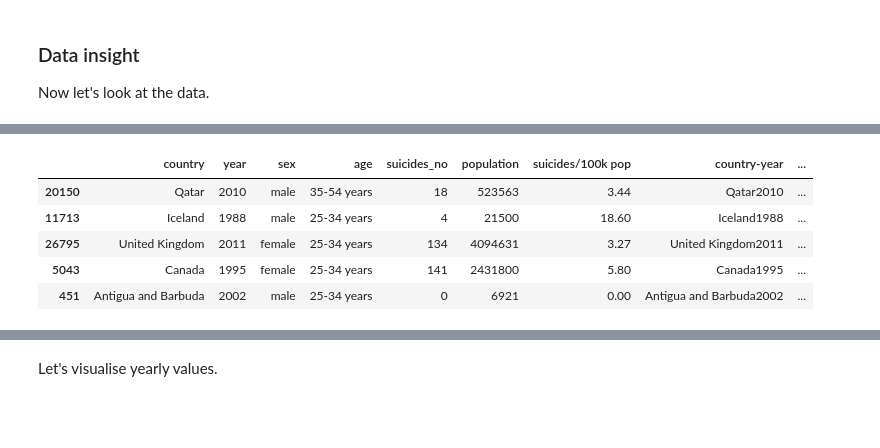
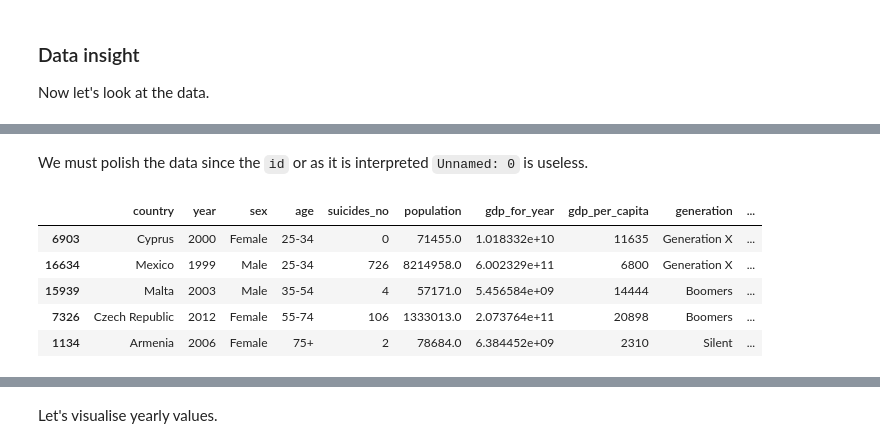
Before and after one commit to LukasForst/SAN, a Jupyter notebook: final/suicide_analysis.ipynb, the cells around one changed output, grey strips where cells are left out. Saved outputs shown, nothing was run; the diff lists cells and outputs as text; code cells hidden in the pictures; blank space fills up the shorter version.

```diff
--- a/final/suicide_analysis.ipynb
+++ b/final/suicide_analysis.ipynb
@@ -28,12 +26,15 @@ Now, select random sample from the dataset.
-# %%
-data.sample(5)
-# %% [output]
-|  | country | year | sex | age | suicides_no | population | suicides/100k pop | country-year | ... |
-| 20150 | Qatar | 2010 | male | 35-54 years | 18 | 523563 | 3.44 | Qatar2010 | ... |
-| 11713 | Iceland | 1988 | male | 25-34 years | 4 | 21500 | 18.60 | Iceland1988 | ... |
-| 26795 | United Kingdom | 2011 | female | 25-34 years | 134 | 4094631 | 3.27 | United Kingdom2011 | ... |
-| 5043 | Canada | 1995 | female | 25-34 years | 141 | 2431800 | 5.80 | Canada1995 | ... |
-| 451 | Antigua and Barbuda | 2002 | male | 25-34 years | 0 | 6921 | 0.00 | Antigua and Barbuda2002 | ... |
+# %% [markdown]
+We must polish the data since the `id` or as it is interpreted `Unnamed: 0` is useless.
+# %%
+data.drop(data.columns[0], axis=1,inplace=True)
+data.sample(5)
+# %% [output]
+|  | country | year | sex | age | suicides_no | population | gdp_for_year | gdp_per_capita | generation | ... |
+| 6903 | Cyprus | 2000 | Female | 25-34 | 0 | 71455.0 | 1.018332e+10 | 11635 | Generation X | ... |
+| 16634 | Mexico | 1999 | Male | 25-34 | 726 | 8214958.0 | 6.002329e+11 | 6800 | Generation X | ... |
+| 15939 | Malta | 2003 | Male | 35-54 | 4 | 57171.0 | 5.456584e+09 | 14444 | Boomers | ... |
+| 7326 | Czech Republic | 2012 | Female | 55-74 | 106 | 1333013.0 | 2.073764e+11 | 20898 | Boomers | ... |
+| 1134 | Armenia | 2006 | Female | 75+ | 2 | 78684.0 | 6.384452e+09 | 2310 | Silent | ... |
 # %%
 data.describe()
 # %% [output]
```
Also changed, not shown: parts of 30 cells of this notebook, 2 other files.
